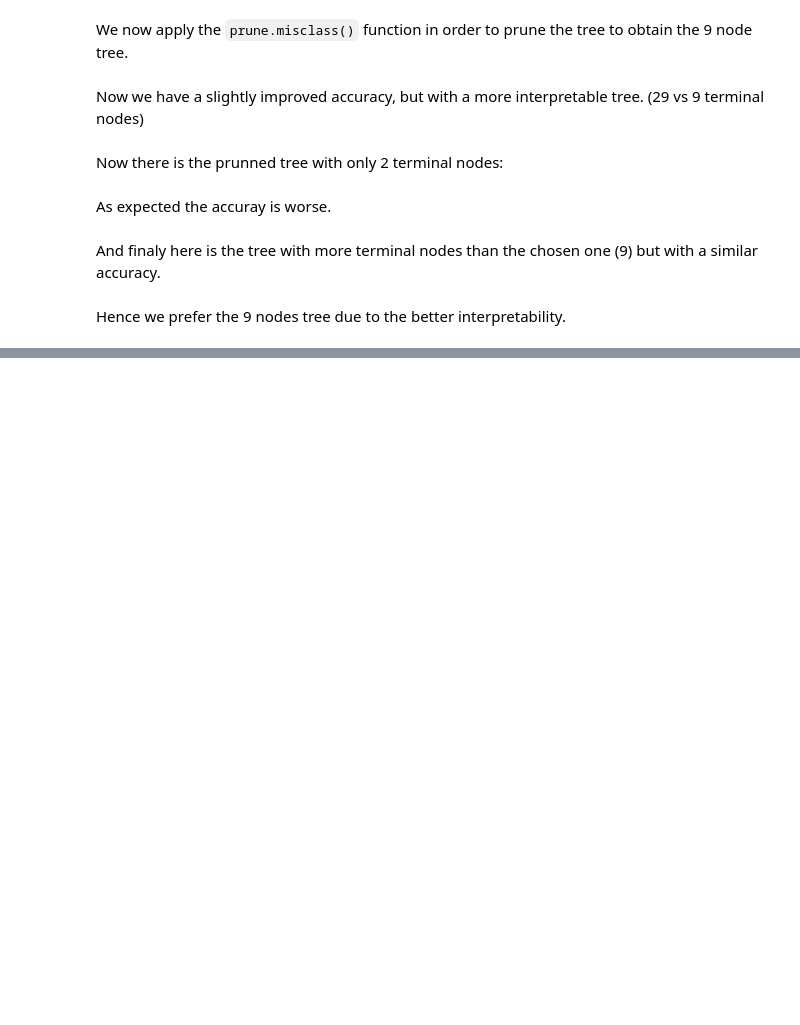
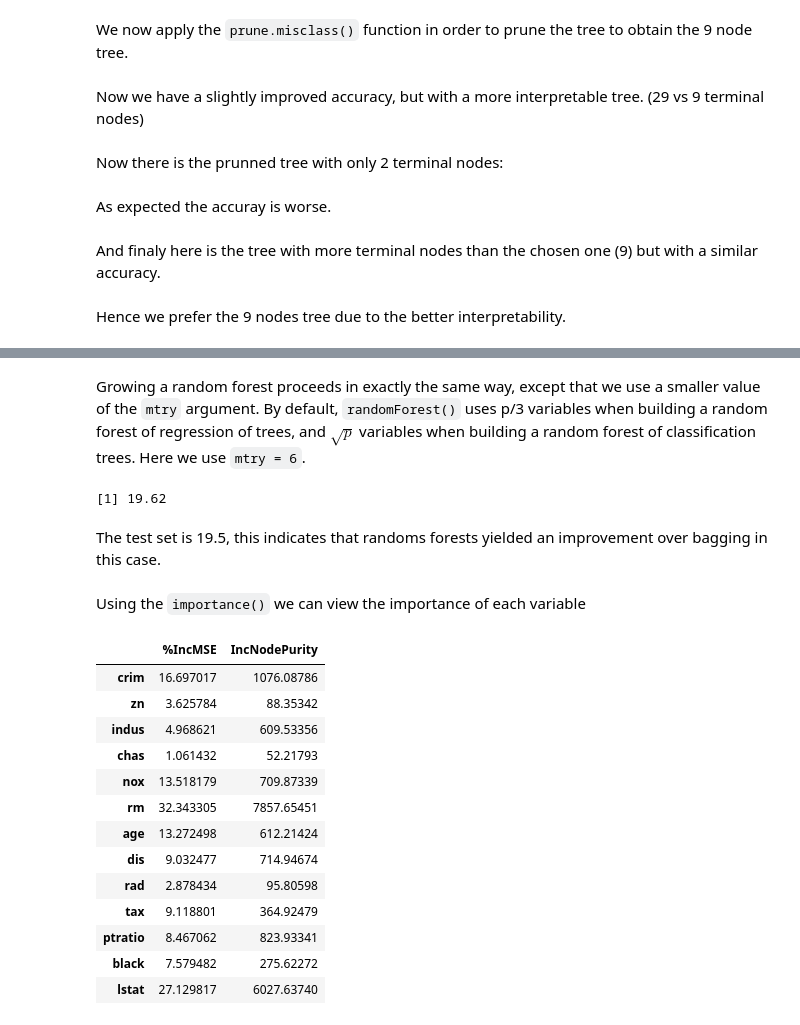
Before and after one commit to VicenteYago/Intro2StatLearning, a Jupyter notebook: ch8-TreeBasedMethods/ch8-Trees-lab.ipynb, the cells around one changed output, grey strips where cells are left out. Saved outputs shown, nothing was run; the diff lists cells and outputs as text; code cells hidden in the pictures; blank space fills up the shorter version.

```diff
--- a/ch8-TreeBasedMethods/ch8-Trees-lab.ipynb
+++ b/ch8-TreeBasedMethods/ch8-Trees-lab.ipynb
@@ -216,0 +252,31 @@ abline(0,1)
+# %% [markdown]
+Growing a random forest proceeds in exactly the same way, except that we use a smaller value of the `mtry` argument. By default, `randomForest()` uses p/3 variables when building a random forest of regression of trees, and $\sqrt p$ variables when building a random forest of classification trees. Here we use `mtry = 6`.
+# %%
+set.seed(1)
+rf.boston = randomForest(medv ~ ., data = Boston, subset = train,
+                         mtry = 6, importance = T)
+yhat.rf = predict(rf.boston, newdata = Boston[-train,])
+mean((yhat.rf - boston.test)^2)  %>% round(3)
+# %% [output]
+[1] 19.62
+# %% [markdown]
+The test set is 19.5, this indicates that randoms forests yielded an improvement over bagging in this case.
+# %% [markdown]
+Using the `importance()` we can view the importance of each variable
+# %%
+importance(rf.boston)
+# %% [output]
+|  | %IncMSE | IncNodePurity |
+| crim | 16.697017 | 1076.08786 |
+| zn | 3.625784 | 88.35342 |
+| indus | 4.968621 | 609.53356 |
+| chas | 1.061432 | 52.21793 |
+| nox | 13.518179 | 709.87339 |
+| rm | 32.343305 | 7857.65451 |
+| age | 13.272498 | 612.21424 |
+| dis | 9.032477 | 714.94674 |
+| rad | 2.878434 | 95.80598 |
+| tax | 9.118801 | 364.92479 |
+| ptratio | 8.467062 | 823.93341 |
+| black | 7.579482 | 275.62272 |
+| lstat | 27.129817 | 6027.63740 |
```
Also changed, not shown: parts of 42 cells of this notebook.
